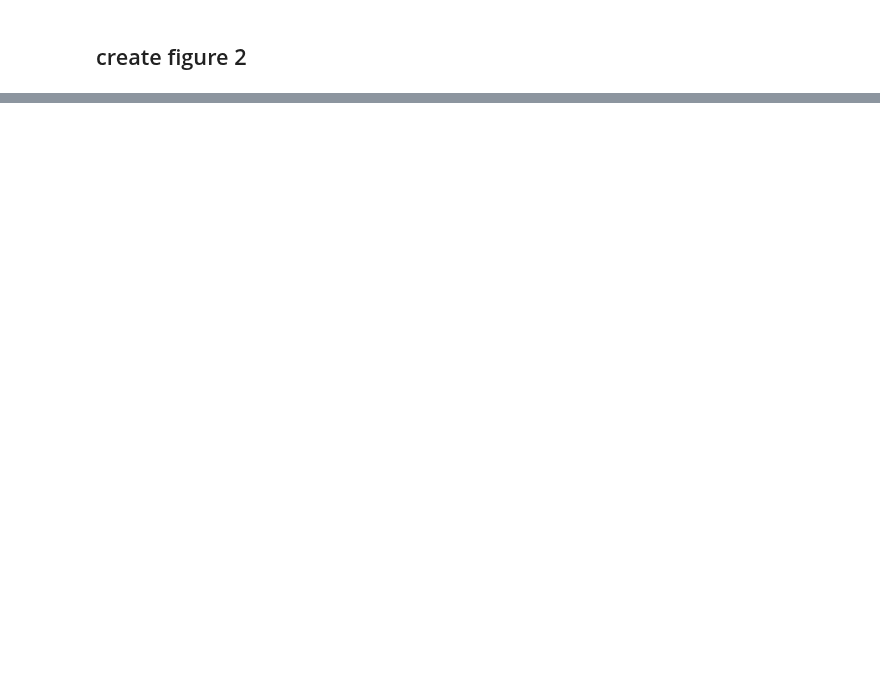
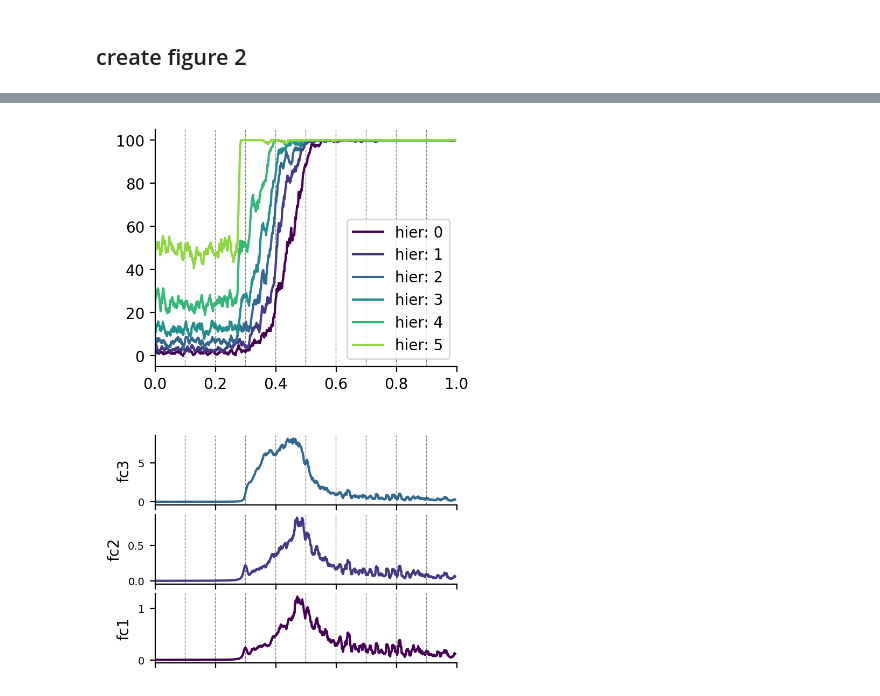
Before and after one commit to eghbalhosseini/neural_manifolds, a Jupyter notebook: create_figure_2_ICML.ipynb, the cells around one changed output, grey strips where cells are left out. Saved outputs shown, nothing was run; the diff lists cells and outputs as text; code cells hidden in the pictures; blank space fills up the shorter version.

```diff
--- a/create_figure_2_ICML.ipynb
+++ b/create_figure_2_ICML.ipynb
@@ -200,0 +297,59 @@ plt.show()
+# %%
+all_grad=np.stack([[np.linalg.norm(x[y]) for y in x.keys()]for x in test_grad_dict])
+# %%
+all_grad_names=([[y for y in x.keys()]for x in test_grad_dict])
+all_grad_names=all_grad_names[0]
+# %%
+xmin=0
+xmax=1
+num_colors=accuracies.shape[1]+1
+h0=cm.get_cmap('viridis_r',num_colors)
+line_cols=np.flipud(h0(np.arange(num_colors)/num_colors))
+
+
+fig=plt.figure(1,figsize=(8,11),dpi=200,frameon=False)
+ax1=plt.axes((.05,.7,.35,.2))
+#ax1.plot(moving_average(x_bar,av_window),moving_average(accuracies[:,0],av_window),label='entities',color=line_cols[0,:])
+ax1.spines['right'].set_visible(False)
+ax1.spines['top'].set_visible(False)
+#ax1.set_ylabel('classification accuracy')
+#ax1.set_title(f"{model_identifier}\n{train_identifier}",fontsize=8)
+#ax1.vlines(epoch_bar,ax1.get_ylim()[0],ax1.get_ylim()[1],color=(.5,.5,.5),linestyle='dashed',linewidth=.5)
+#ax1.autoscale(enable=True, axis='x', tight=True)
+#ax1.autoscale(enable=True, axis='y', tight=True)
+#ax1.set_xlim((xmin,xmax))
+
+#ax2=plt.axes((.05,.45,.35,.2))
+ax2=plt.axes((.05,.7,.35,.2))
+for h in range(accuracies.shape[1]):
+        ax2.plot(moving_average(x_bar,av_window),moving_average(accuracies[:,h],av_window),label=f'hier: {h}',color=line_cols[h,:])
+ax2.spines['right'].set_visible(False)
+ax2.spines['top'].set_visible(False)
+ax2.legend()
+ax2.vlines(epoch_bar,ax2.get_ylim()[0],ax2.get_ylim()[1],color=(.5,.5,.5),linestyle='dashed',linewidth=.5)
+ax2.autoscale(enable=True, axis='x', tight=True)
+ax2.autoscale(enable=True, axis='y', tight=True)
+ax2.set_xlim((xmin,xmax))
+
+
+axis_split=accuracies.shape[1]
+
+for h in range(all_grad.shape[1]):
+    ax2=plt.axes((.05,.45+h*.4/axis_split,.35,.4/axis_split-0.008))
+
+
+    ax2.plot(moving_average(x_bar,av_window),moving_average(all_grad[:,h],av_window),label=f'hier: {h}',color=line_cols[h,:])
+    ax2.spines['right'].set_visible(False)
+    ax2.spines['top'].set_visible(False)
+    ax2.axes.xaxis.set_ticklabels([])
+    ax2.set_ylabel(all_grad_names[h])
+    #ax2.axes.yaxis.set_ticklabels([])
+    #ax2.axes.yaxis.set_ticklabels(ax2.get_ticklabels())
+    plt.setp(ax2.get_yticklabels(), fontsize=7)
+#ax2.legend()
+    ax2.vlines(epoch_bar,ax2.get_ylim()[0],ax2.get_ylim()[1],color=(.5,.5,.5),linestyle='dashed',linewidth=.5)
+    ax2.autoscale(enable=True, axis='x', tight=True)
+    ax2.autoscale(enable=True, axis='y', tight=True)
+    ax2.set_xlim((xmin,xmax))
+# %% [output]
+[figure, added]
```
Also changed, not shown: parts of 14 cells of this notebook, 3 other files.
